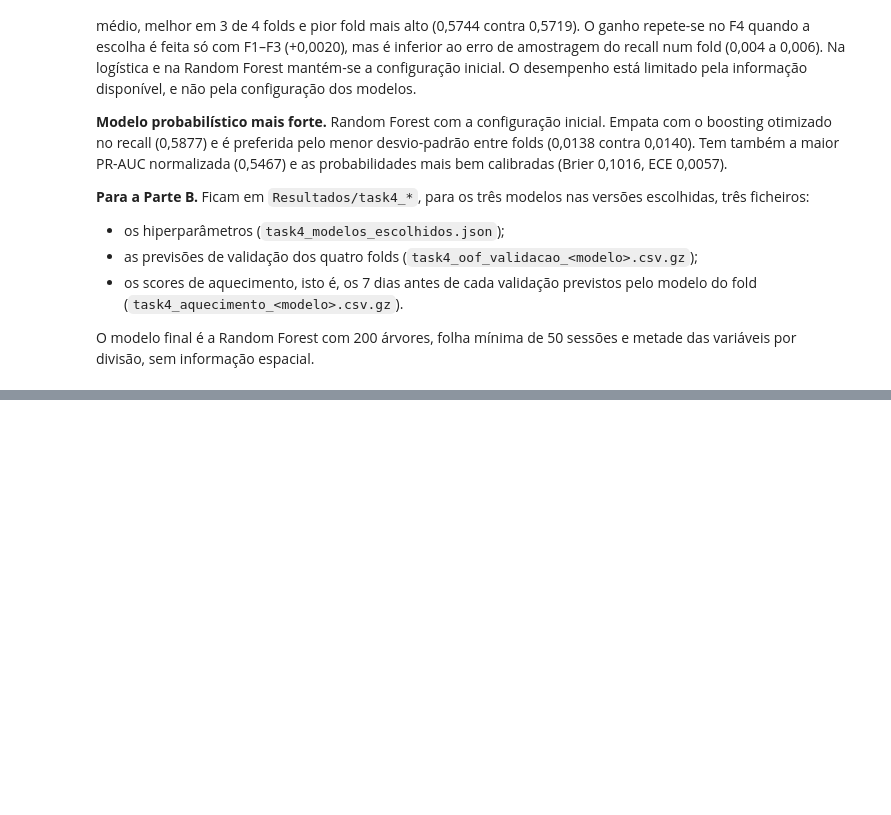
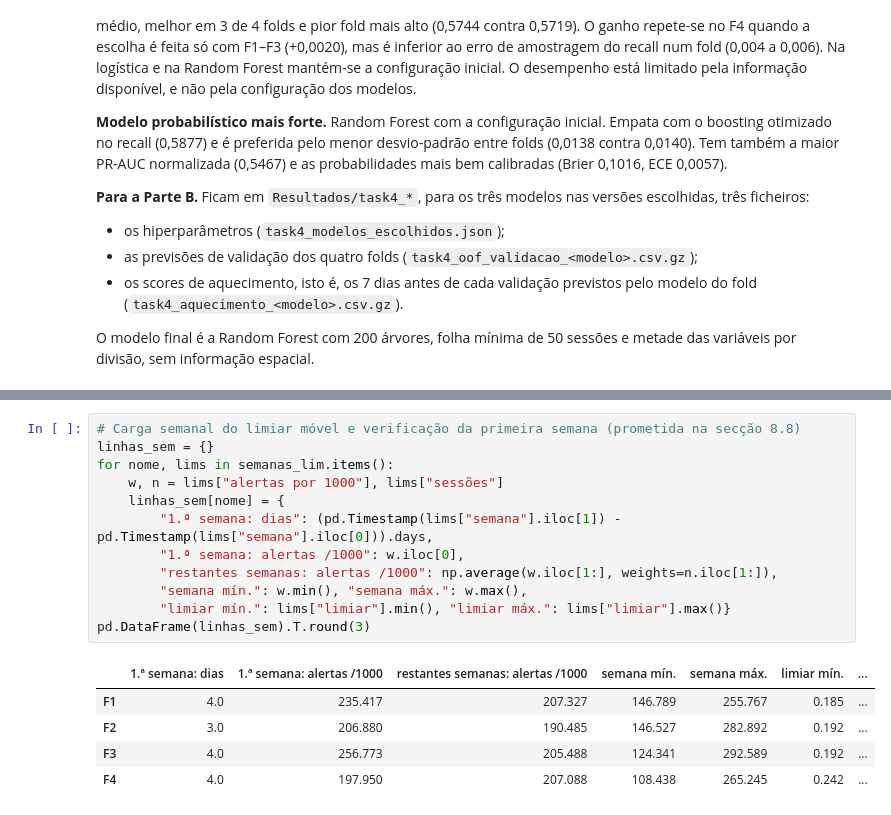
Before and after one commit to 1231478-Ellah-Fleischmann/MINDD-PROJETO, a Jupyter notebook: task4.ipynb, the cells around one changed output, grey strips where cells are left out. Drawn from its saved outputs; the diff is of its cells as text; blank space fills up the shorter version.

```diff
--- a/task4.ipynb
+++ b/task4.ipynb
@@ -454,0 +556,18 @@ O modelo final é a Random Forest com 200 árvores, folha mínima de 50 sessões
+# %%
+# Carga semanal do limiar móvel e verificação da primeira semana (prometida na secção 8.8)
+linhas_sem = {}
+for nome, lims in semanas_lim.items():
+    w, n = lims["alertas por 1000"], lims["sessões"]
+    linhas_sem[nome] = {
+        "1.ª semana: dias": (pd.Timestamp(lims["semana"].iloc[1]) - pd.Timestamp(lims["semana"].iloc[0])).days,
+        "1.ª semana: alertas /1000": w.iloc[0],
+        "restantes semanas: alertas /1000": np.average(w.iloc[1:], weights=n.iloc[1:]),
+        "semana mín.": w.min(), "semana máx.": w.max(),
+        "limiar mín.": lims["limiar"].min(), "limiar máx.": lims["limiar"].max()}
+pd.DataFrame(linhas_sem).T.round(3)
+# %% [output]
+|  | 1.ª semana: dias | 1.ª semana: alertas /1000 | restantes semanas: alertas /1000 | semana mín. | semana máx. | limiar mín. | ... |
+| F1 | 4.0 | 235.417 | 207.327 | 146.789 | 255.767 | 0.185 | ... |
+| F2 | 3.0 | 206.880 | 190.485 | 146.527 | 282.892 | 0.192 | ... |
+| F3 | 4.0 | 256.773 | 205.488 | 124.341 | 292.589 | 0.192 | ... |
+| F4 | 4.0 | 197.950 | 207.088 | 108.438 | 265.245 | 0.242 | ... |
```
Also changed, not shown: parts of 6 cells of this notebook, 1 other file.
